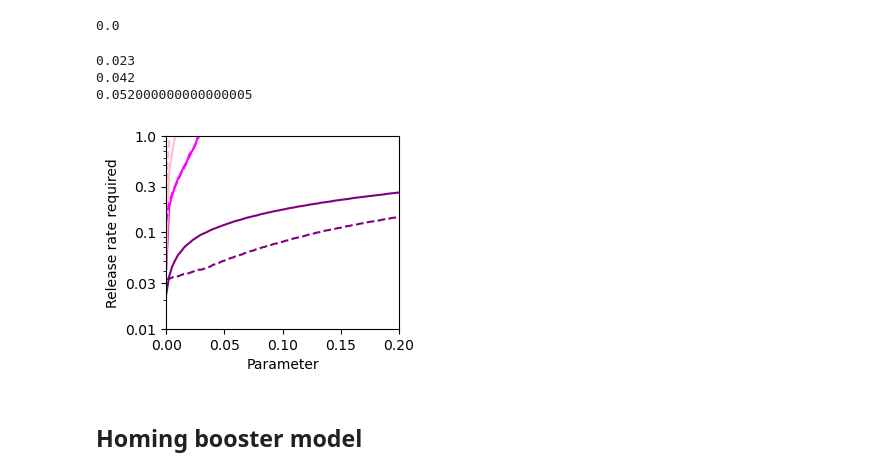
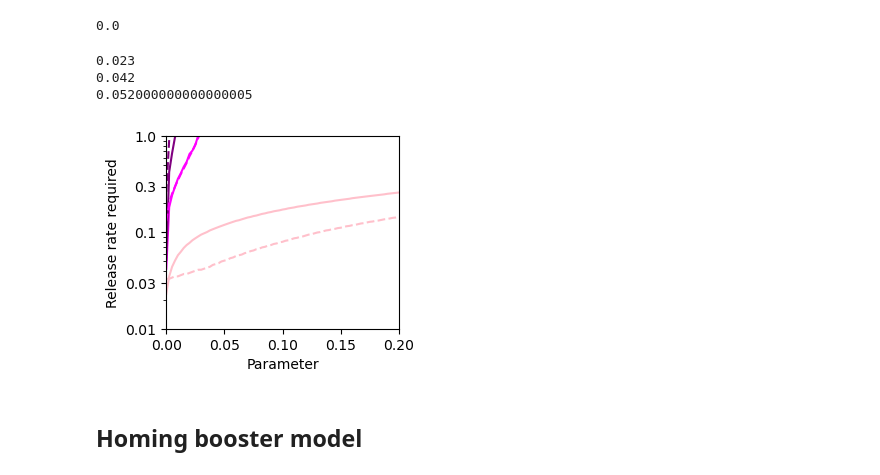
Before and after one commit to KatieWillis/DriveSelectionBalance, a Jupyter notebook: SimulationScript.ipynb, the cells around one changed output. Cells and saved outputs as stored; diff of their text form; code cells hidden in the pictures.

```diff
--- a/SimulationScript.ipynb
+++ b/SimulationScript.ipynb
@@ -2543,7 +2541,7 @@ end
 @save "./results/TwoLocusNoRsc/r_zoomed_Rmvar_fs.jld2" rr_output
 # %%
 #plot
-colours = ["purple","magenta","pink"]
+colours = ["pink","magenta","purple",]
 styles = ["-","-","-"]
 param_mod_list = collect(0.0:0.0025:0.2)
 f1 = PyPlot.figure(figsize=(3,2.5))
@@ -2553,34 +2551,35 @@ for i in 1:3
     println(rr_output[i,1])
     PyPlot.plot(param_mod_list,
         rr_output[i,:],
         color =colours[i],
         linestyle=styles[i])
 end
 
 @load "./results/TwoLocusNoRsc/r_zoomed_Rmvar_fs.jld2"
 for i in 1:3
     PyPlot.plot(param_mod_list,
         rr_output[i,:],
         color =colours[i],
         linestyle="--")
 end
 
 PyPlot.xlim(0,maximum(param_mod_list))
 
 
 PyPlot.yscale("log")
 PyPlot.ylim(0.018,1)
 PyPlot.yticks([0.01,0.03,0.1,0.3,1],[0.01,0.03,0.1,0.3,1])
 
 PyPlot.ylabel("Release rate required")
 PyPlot.xlabel("Parameter")
 
 PyPlot.show()
+PyPlot.savefig("./results/SuppFig7.pdf",bbox_inches = "tight")
 # %% [output]
 0.023
 0.042
 0.052000000000000005
-[figure, old version]
+[figure, new version]
 # %% [markdown]
 ## Homing booster model
 # %% [markdown]
```
Also changed, not shown: parts of 9 cells of this notebook, 7 other files.
